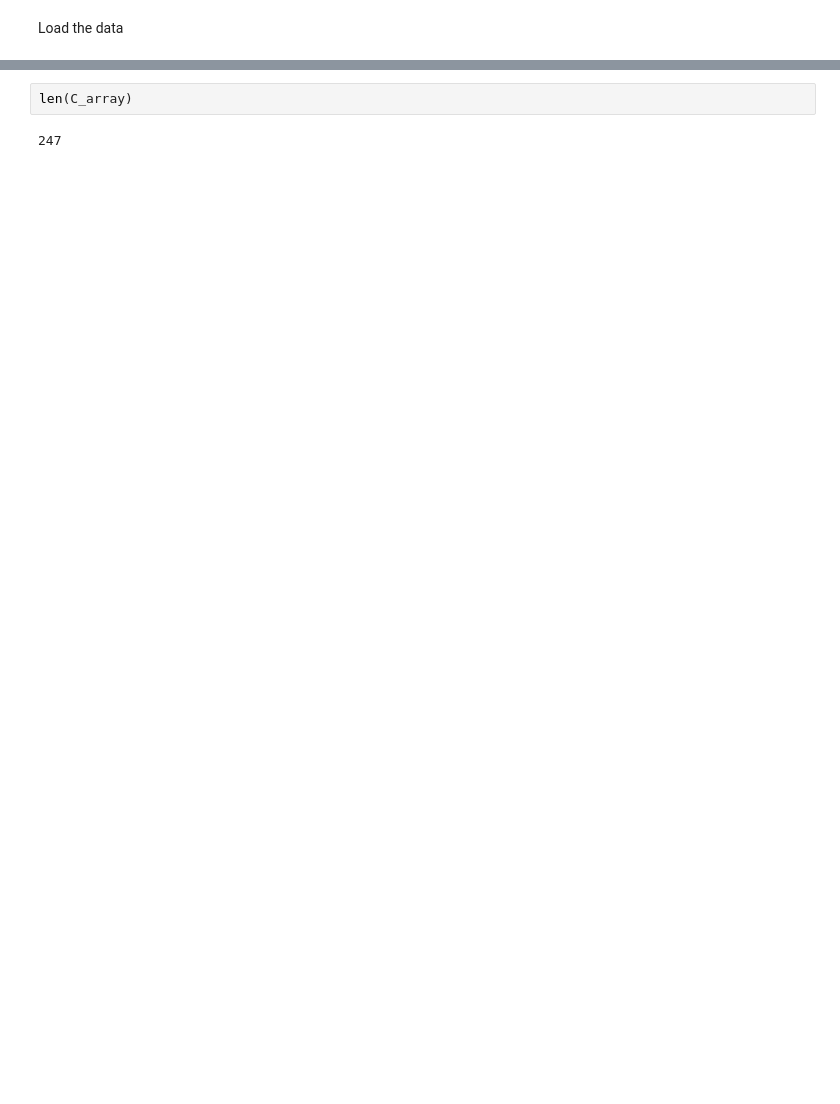
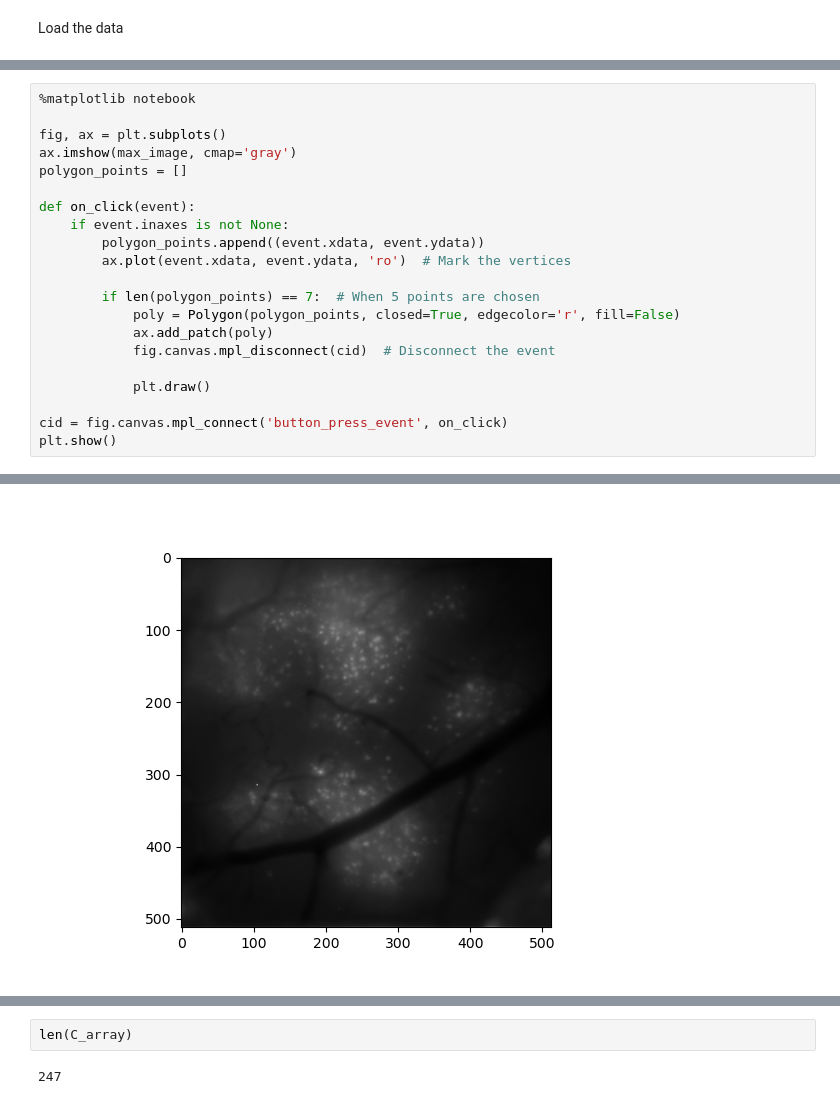
Before and after one commit to st-ts/Ca_pre, a Jupyter notebook: caiman/Traces_events.ipynb, the cells around one changed output, grey strips where cells are left out. Cells and saved outputs as stored; diff of their text form; blank space fills up the shorter version.

```diff
--- a/caiman/Traces_events.ipynb
+++ b/caiman/Traces_events.ipynb
@@ -58,0 +93,22 @@ C_array = np.array(C_list)
+# %%
+%matplotlib notebook
+
+fig, ax = plt.subplots()
+ax.imshow(max_image, cmap='gray')
+polygon_points = []
+
+def on_click(event):
+    if event.inaxes is not None:
+        polygon_points.append((event.xdata, event.ydata))
+        ax.plot(event.xdata, event.ydata, 'ro')  # Mark the vertices
+
+        if len(polygon_points) == 7:  # When 5 points are chosen
+            poly = Polygon(polygon_points, closed=True, edgecolor='r', fill=False)
+            ax.add_patch(poly)
+            fig.canvas.mpl_disconnect(cid)  # Disconnect the event
+
+            plt.draw()
+
+cid = fig.canvas.mpl_connect('button_press_event', on_click)
+plt.show()
+# %% [output]
@@ -58,0 +116 @@ C_array = np.array(C_list)
+[figure, added]
```
Also changed, not shown: parts of 14 cells of this notebook.
